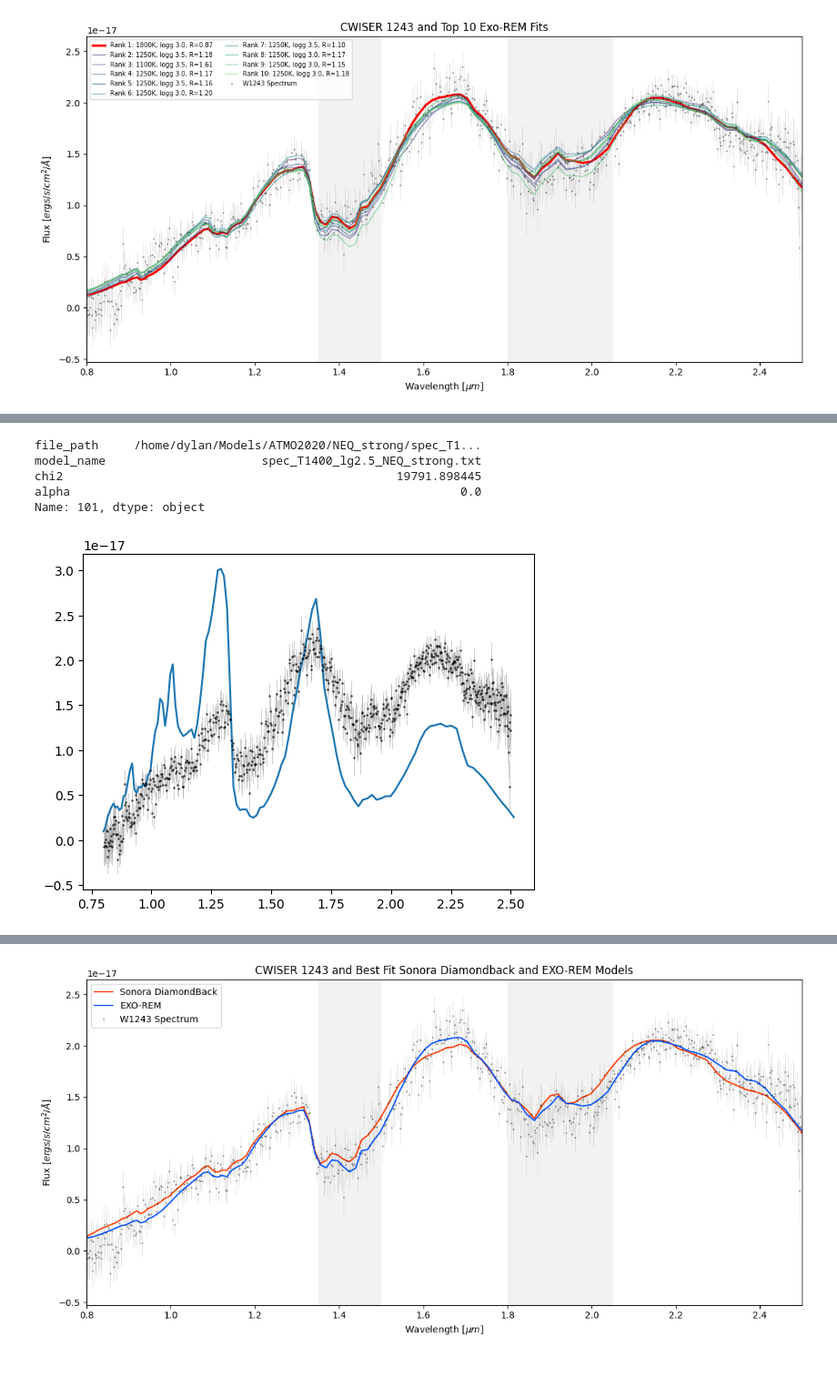
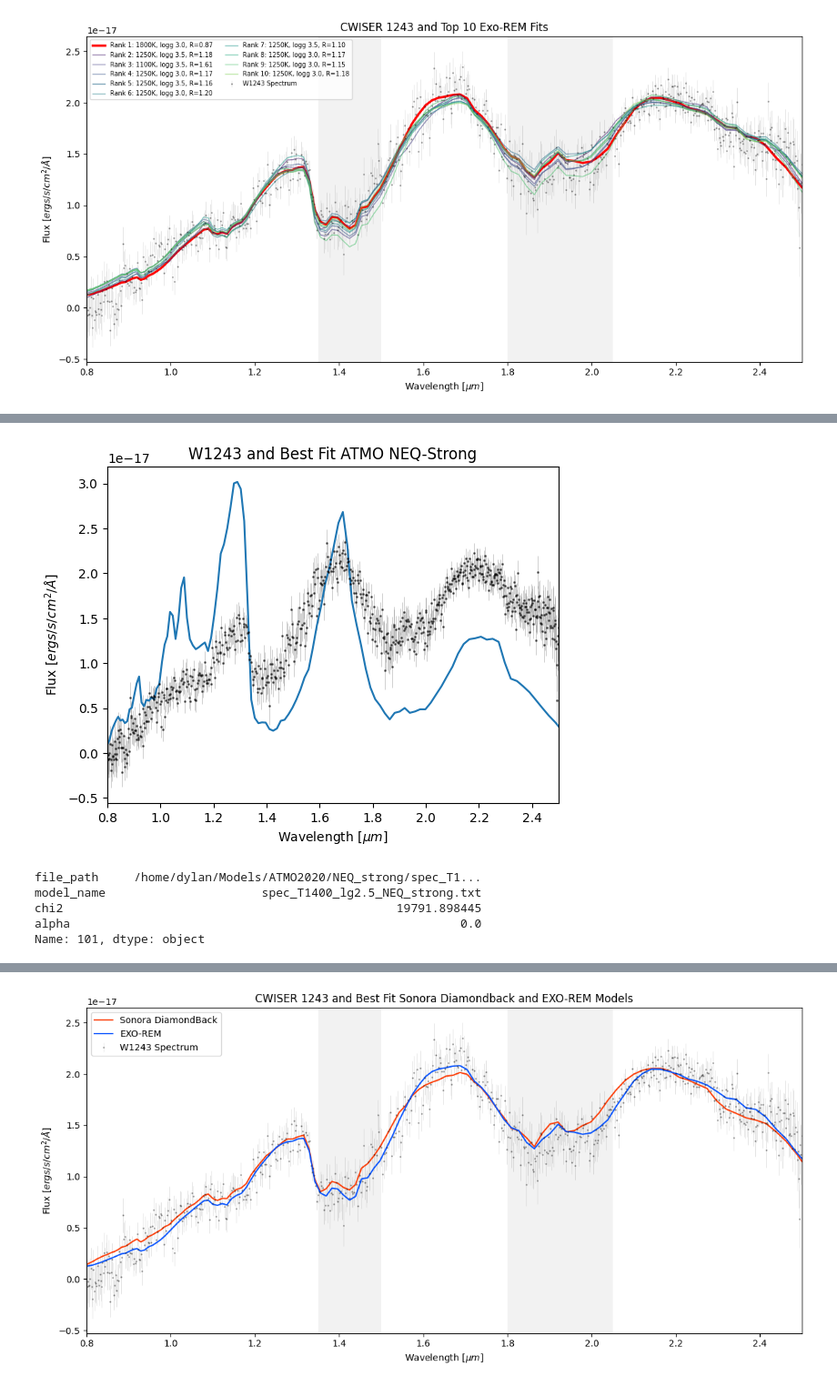
Before and after one commit to dmend8925/Forward-Modeling, a Jupyter notebook: forward_modeling.ipynb, the cells around one changed output, grey strips where cells are left out. Shown at 91% size. Saved outputs shown, nothing was run; the diff lists cells and outputs as text; code cells hidden in the pictures.

```diff
--- a/forward_modeling.ipynb
+++ b/forward_modeling.ipynb
@@ -825,59 +873,75 @@ Name: 171, dtype: object
 # %%
 # ATMO NEQ strong
-atmo_neq_strong_df = init_model_df(atmo_neq_strong, '*.txt')
+atmo_neq_strong_results = "atmo_neq_strong_results.csv"
 
-for index, row in atmo_neq_strong_df.iterrows():
-    # Load model, then convert flux units
-    model = load_model_spectrum(row['file_path'], skip_rows=2)
+if Path(atmo_neq_strong_results).exists():
+    atmo_neq_strong_df = pd.read_csv(atmo_neq_strong_results)
 
-    model = downbin_model(model, .8, 2.5)
+else:
+    atmo_neq_strong_df = init_model_df(atmo_neq_strong, '*.txt')
 
-    flux_units = model.flux * u.W/u.m**2/u.micron
-    flux_cgs= flux_units.to(u.erg/u.s/u.cm**2/u.AA)
+    for index, row in atmo_neq_strong_df.iterrows():
+        # Load model, then convert flux units
+        model = load_model_spectrum(row['file_path'], skip_rows=2)
 
-    model.flux = flux_cgs.value
+        model = downbin_model(model, .8, 2.5)
 
-    # Now do model comparison
-    chi2, alpha = evaluate_model(model, W1243_spectrum_masked)
+        flux_units = model.flux * u.W/u.m**2/u.micron
+        flux_cgs= flux_units.to(u.erg/u.s/u.cm**2/u.AA)
 
-    # Add results to model dataframe
-    atmo_neq_strong_df.at[index, 'chi2'] = chi2
-    atmo_neq_strong_df.at[index, 'alpha'] = alpha
+        model.flux = flux_cgs.value
+
+        # Now do model comparison
+        chi2, alpha = evaluate_model(model, W1243_spectrum_masked)
+
+        # Add results to model dataframe
+        atmo_neq_strong_df.at[index, 'chi2'] = chi2
+        atmo_neq_strong_df.at[index, 'alpha'] = alpha
+
+    # Save results
+    atmo_neq_strong_df.to_csv(atmo_neq_strong_results, index=False)
 # %%
 best_idx = atmo_neq_strong_df['chi2'].idxmin()
 best_row = atmo_neq_strong_df.loc[best_idx]
 best_model_path = best_row['file_path']
 best_alpha = best_row['alpha']
 best_chi2 = best_row['chi2']
 
 model = load_model_spectrum(best_model_path, skip_rows=2)
 
 model = downbin_model(model, .8, 2.5)
 
 flux_units = model.flux * u.W/u.m**2/u.micron
 flux_cgs= flux_units.to(u.erg/u.s/u.cm**2/u.AA)
 
 model.flux = flux_cgs.value
 
 plt.errorbar(
     W1243_spectrum.wavelength,
     W1243_spectrum.flux,
     yerr=W1243_spectrum.error,
     fmt="o",
     ms=1,
     label='W1243 Spectrum',
     color='k',
     alpha=.5,
     ecolor='gray',
     elinewidth=.5
 )
 plt.plot(model.wavelength, model.flux * best_alpha)
+plt.title("W1243 and Best Fit ATMO NEQ-Strong")
+plt.xlabel(r"Wavelength [$\mu m$]")
+plt.ylabel(r"Flux [$ergs/s/cm^2/\AA$]")
+plt.xlim(0.8, 2.5)
+plt.savefig(f"{plot_dir}/W1243_spectra_best_fit_atmo_neq_strong.png", dpi=300, bbox_inches='tight')
+plt.show()
+plt.close()
 best_row
 # %% [output]
+[figure, new version]
 file_path     /home/dylan/Models/ATMO2020/NEQ_strong/spec_T1...
 model_name                      spec_T1400_lg2.5_NEQ_strong.txt
 chi2                                               19791.898445
 alpha                                                       0.0
 Name: 101, dtype: object
-[figure, old version]
 # %%
```
Also changed, not shown: parts of 19 cells of this notebook, 1 other file.
